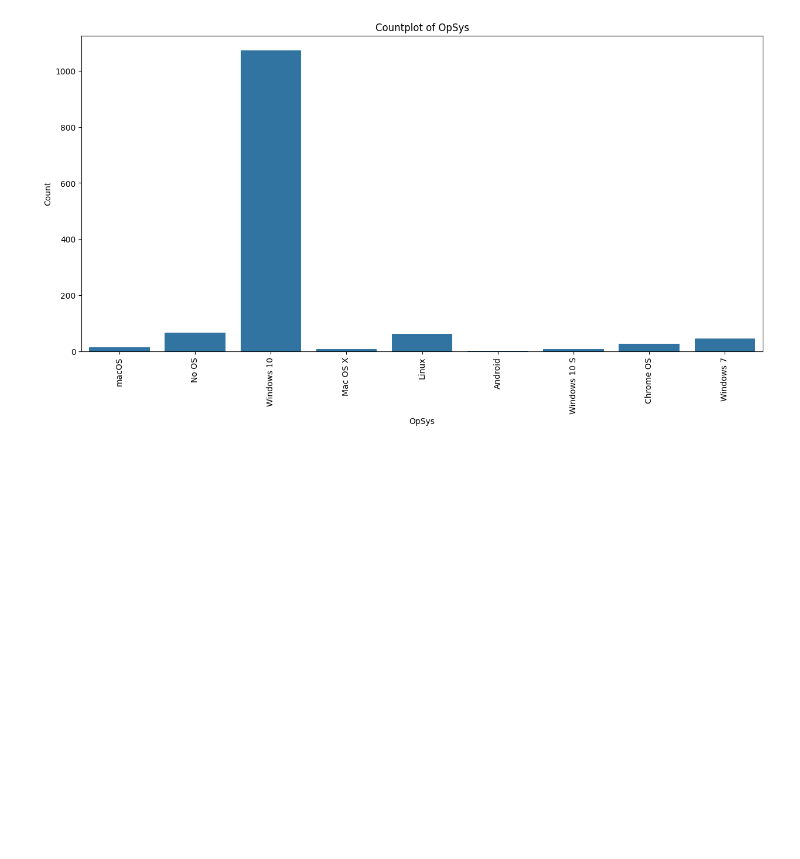
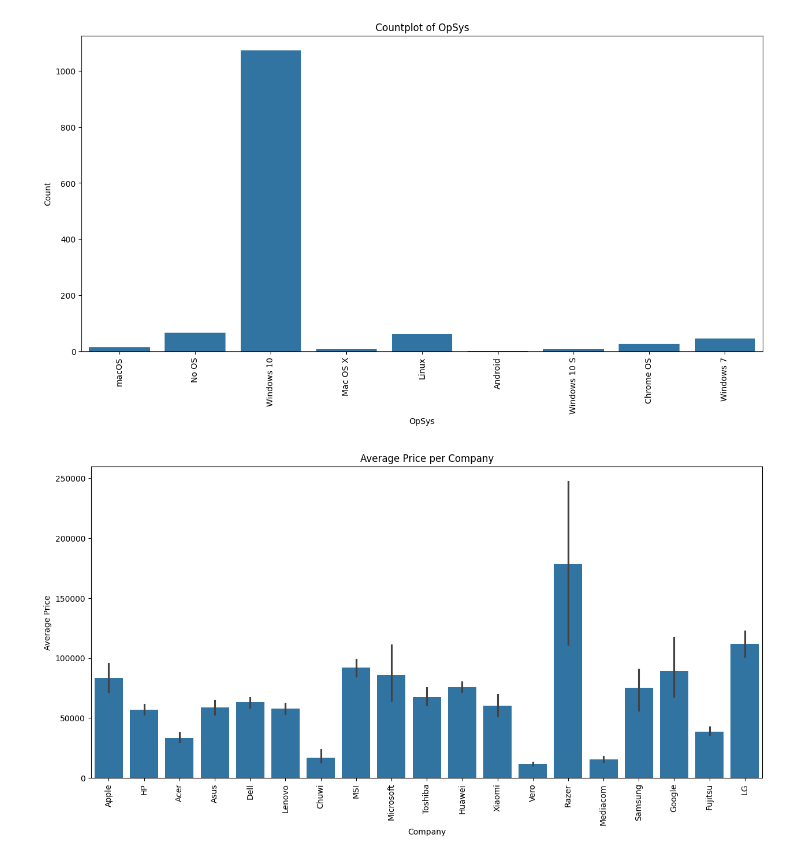
Before and after one commit to AAdewunmi/Laptop_Prices_Prediction_Project, a Jupyter notebook: Laptop_Price_Predictor.ipynb, the cells around one changed output. Saved outputs shown, nothing was run; the diff lists cells and outputs as text; code cells hidden in the pictures; blank space fills up the shorter version.

Commit message:
Displays a bar plot of average price per company

```diff
--- a/Laptop_Price_Predictor.ipynb
+++ b/Laptop_Price_Predictor.ipynb
@@ -202,3 +202,31 @@ for col in toview:
 [figure]
 [figure]
 [figure]
+# %%
+# Average price for each of the laptop brands
+# this will give us an insight into the variation
+# in laptop pricing between companies.
+
+import matplotlib.pyplot as plt
+import seaborn as sn
+import pandas as pd
+
+def draw_barplot_company_price(df):
+  """
+  Displays a bar plot of average price per company.
+
+  Args:
+    dataframe (pd.DataFrame): The DataFrame containing 'Company' and 'Price' columns.
+  """
+  plt.figure(figsize=(15, 7))
+  sn.barplot(x=df['Company'], y=df['Price'])
+  plt.xticks(rotation='vertical')
+  plt.title('Average Price per Company')
+  plt.xlabel('Company')
+  plt.ylabel('Average Price')
+  plt.show()
+
+# Call the function with your DataFrame
+draw_barplot_company_price(df)
+# %% [output]
+[figure, added]
```
